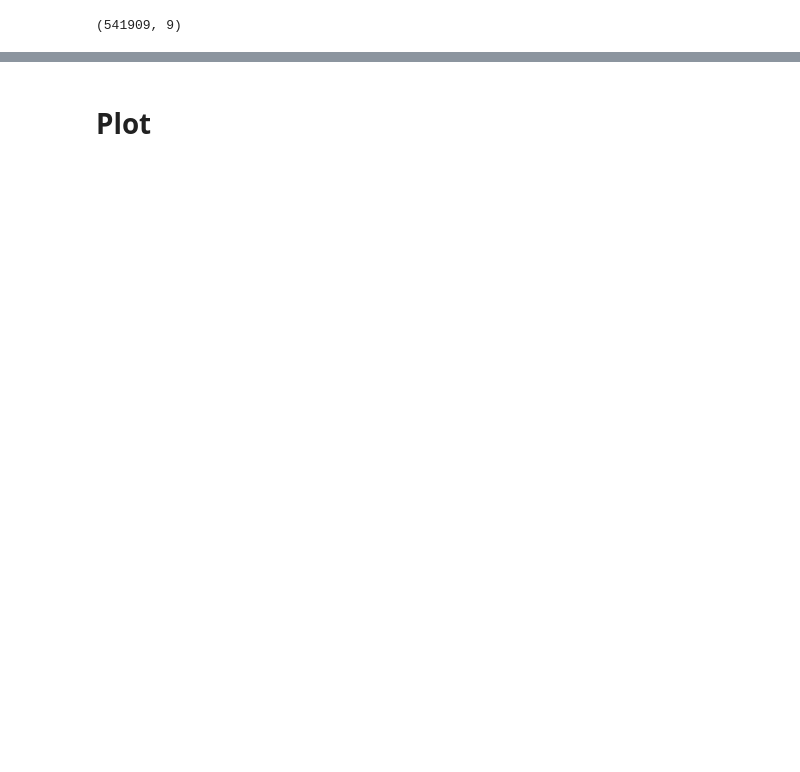
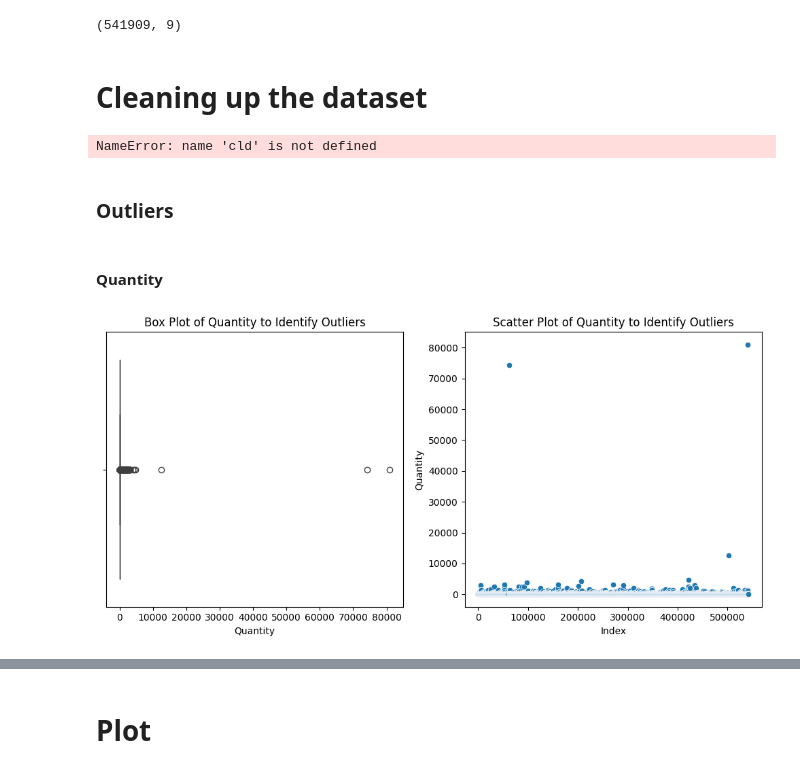
Before and after one commit to Elisaottoboni/Online_Retail_Sales_Customer_Data_Project, a Jupyter notebook: Online_Retail_Sales.ipynb, the cells around one changed output, grey strips where cells are left out. Drawn from its saved outputs; the diff is of its cells as text; code cells hidden in the pictures; blank space fills up the shorter version.

Commit message:
Update various files and add new datasets

```diff
--- a/Online_Retail_Sales.ipynb
+++ b/Online_Retail_Sales.ipynb
@@ -72,2 +88,40 @@ sales_df.shape
 # %% [output]
 (541909, 9)
+# %% [markdown]
+# Cleaning up the dataset
+# %%
+# This is my clean dataset with no null values
+
+df_sales = cld.clean_dataset()
+df_sales
+# %% [output]
+NameError: name 'cld' is not defined
+# %% [markdown]
+### Outliers
+# %%
+# Functions for the plot of the outlier
+def box_and_scatter_plot(df, df_column):
+    fig, axs = plt.subplots(1, 2, figsize = (10, 5))
+
+    # Create a box plot in the first subplot
+    sns.boxplot(x=df[df_column], ax = axs[0])
+    axs[0].set_xlabel(df_column)
+    axs[0].set_title('Box Plot of ' + df_column + ' to Identify Outliers')
+
+    # Create a scatter plot in the second subplot
+    sns.scatterplot(x = df.index, y = df[df_column], ax=axs[1])
+    axs[1].set_xlabel('Index')
+    axs[1].set_ylabel(df_column)
+    axs[1].set_title('Scatter Plot of ' + df_column + ' to Identify Outliers')
+
+    # Adjust the layout
+    plt.tight_layout()
+
+    # Show the plots
+    plt.show()
+# %% [markdown]
+#### Quantity
+# %%
+box_and_scatter_plot(df_sales, 'Quantity')
+# %% [output]
+[figure, added]
```
Also changed, not shown: parts of 55 cells of this notebook, 18 other files.
